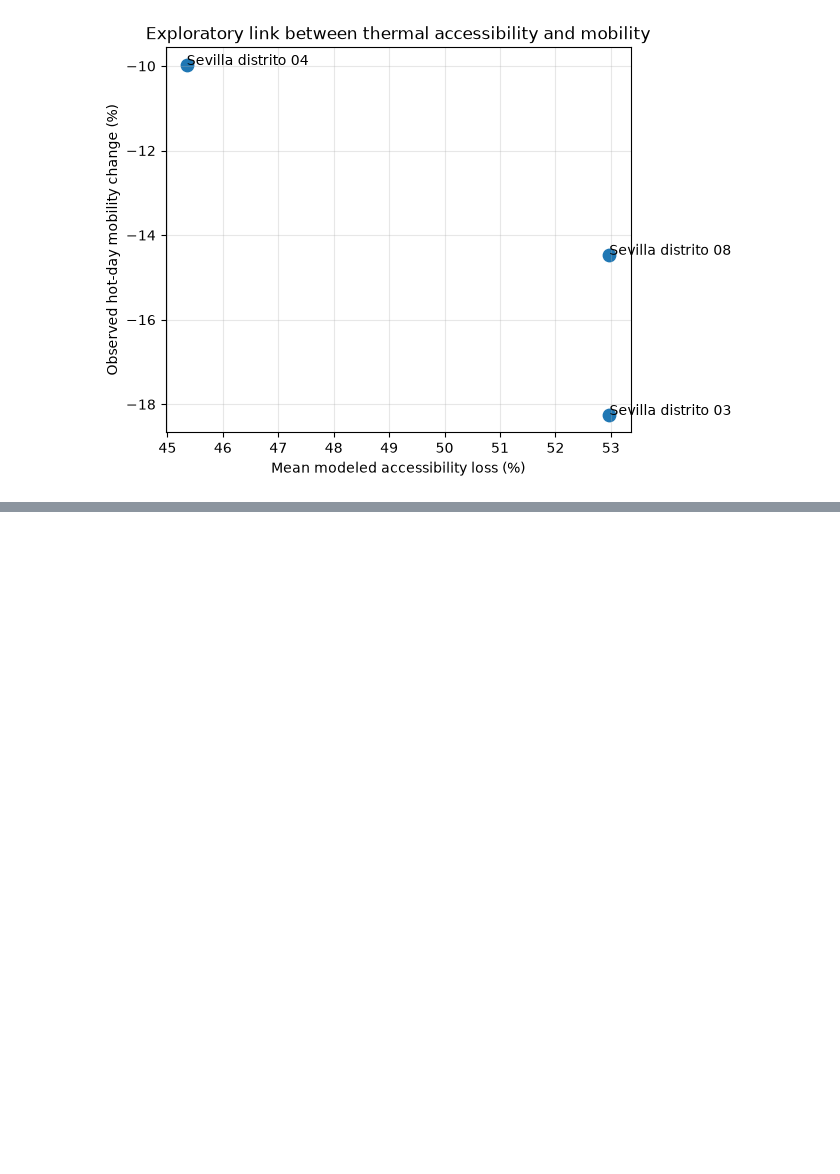
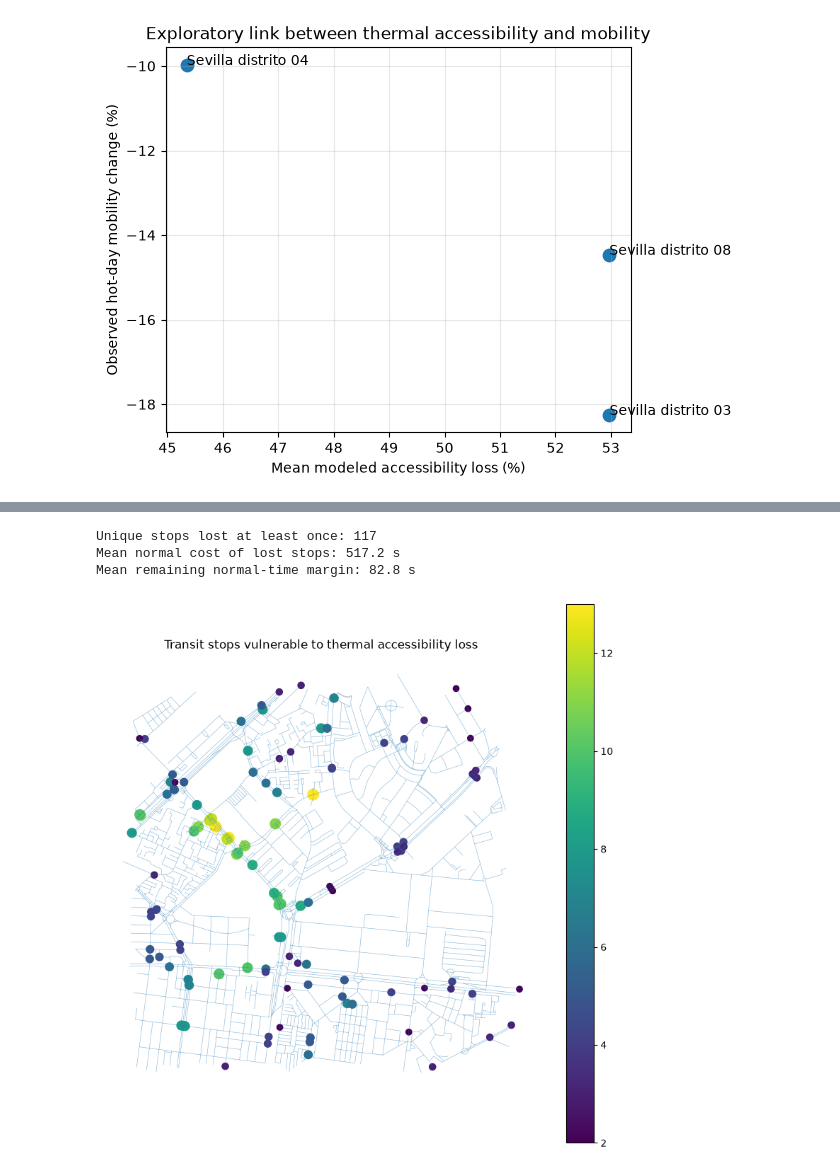
Before and after one commit to Nmodjrian/heat-conditioned-accessibility, a Jupyter notebook: notebooks/12_heat_accessibility_mobility_link.ipynb, the cells around one changed output, grey strips where cells are left out. Drawn from its saved outputs; the diff is of its cells as text; code cells hidden in the pictures; blank space fills up the shorter version.

Commit message:
heat accessibility mobility link where we got green light for the intrepretation of our cell results

```diff
--- a/notebooks/12_heat_accessibility_mobility_link.ipynb
+++ b/notebooks/12_heat_accessibility_mobility_link.ipynb
@@ -340,0 +876,16 @@ plt.show()
+# %%
+stop_nodes = [
+    node
+    for node in stop_nodes_preclean
+    if node in G_main
+]
+
+print(
+    "Stops retained:",
+    len(stop_nodes)
+)
+
+print(
+    "Unique stops:",
+    len(set(stop_nodes))
+)
@@ -340,0 +1251,59 @@ plt.show()
+# %%
+print(
+    "Unique stops lost at least once:",
+    len(stop_loss_frequency)
+)
+
+print(
+    "Mean normal cost of lost stops:",
+    f"{stop_loss_frequency['mean_normal_cost_s'].mean():.1f} s"
+)
+
+print(
+    "Mean remaining normal-time margin:",
+    f"{stop_loss_frequency['mean_margin_to_budget_s'].mean():.1f} s"
+)
+# %% [output]
+Unique stops lost at least once: 117
+Mean normal cost of lost stops: 517.2 s
+Mean remaining normal-time margin: 82.8 s
+# %%
+import matplotlib.pyplot as plt
+
+fig, ax = plt.subplots(
+    figsize=(8, 8)
+)
+
+edges_plot = ox.graph_to_gdfs(
+    G_main,
+    nodes=False
+)
+
+edges_plot.plot(
+    ax=ax,
+    linewidth=0.4,
+    alpha=0.3
+)
+
+stop_loss_frequency.plot(
+    ax=ax,
+    column="origins_losing_stop",
+    markersize=(
+        20
+        + stop_loss_frequency[
+            "origins_losing_stop"
+        ] * 8
+    ),
+    legend=True
+)
+
+ax.set_title(
+    "Transit stops vulnerable to thermal accessibility loss"
+)
+
+ax.set_axis_off()
+
+plt.tight_layout()
+plt.show()
+# %% [output]
+[figure, added]
```
Also changed, not shown: parts of 40 cells of this notebook.
